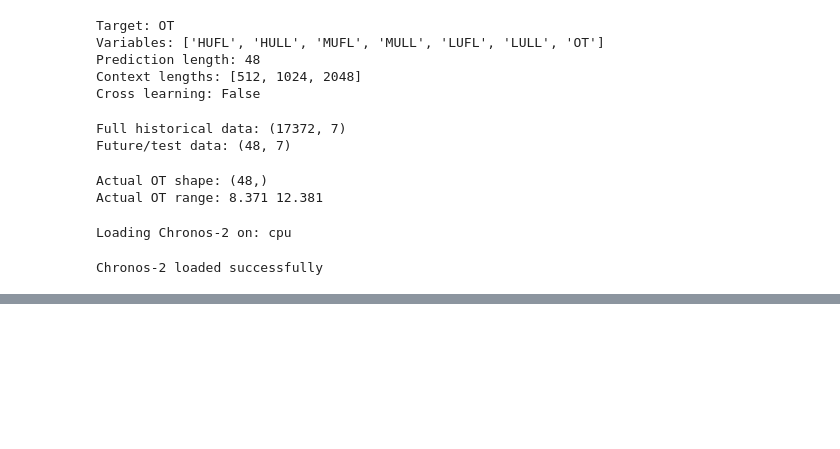
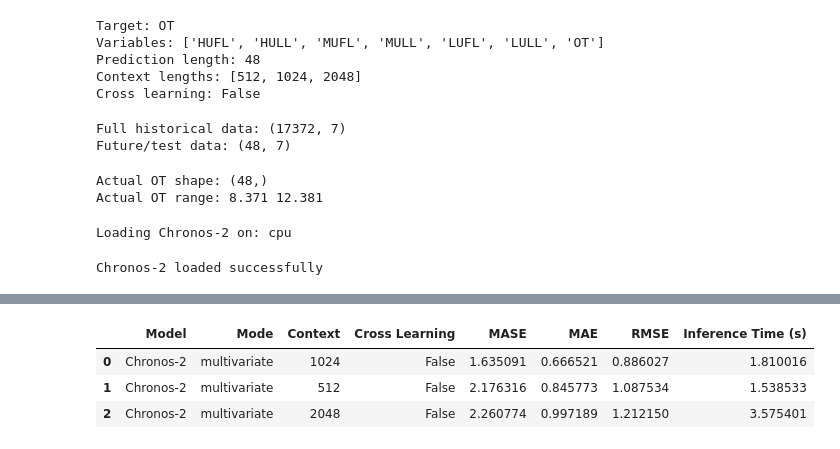
Before and after one commit to nds-najam/AutoGluon_LTSM_Models_Forecast, a Jupyter notebook: notebooks/03_chronos2_multivariate.ipynb, the cells around one changed output, grey strips where cells are left out. Drawn from its saved outputs; the diff is of its cells as text; code cells hidden in the pictures; blank space fills up the shorter version.

```diff
--- a/notebooks/03_chronos2_multivariate.ipynb
+++ b/notebooks/03_chronos2_multivariate.ipynb
@@ -292,0 +325,26 @@ def run_chronos2_experiment(
+# %%
+leaderboard = pd.DataFrame([
+    {
+        "Model": r["model"],
+        "Mode": r["mode"],
+        "Context": r["context_length"],
+        "Cross Learning": r["cross_learning"],
+        "MASE": r["MASE"],
+        "MAE": r["MAE"],
+        "RMSE": r["RMSE"],
+        "Inference Time (s)": r["inference_time_seconds"],
+    }
+    for r in results
+])
+
+leaderboard = leaderboard.sort_values(
+    "MASE",
+    ascending=True,
+).reset_index(drop=True)
+
+leaderboard
+# %% [output]
+|  | Model | Mode | Context | Cross Learning | MASE | MAE | RMSE | Inference Time (s) |
+| 0 | Chronos-2 | multivariate | 1024 | False | 1.635091 | 0.666521 | 0.886027 | 1.810016 |
+| 1 | Chronos-2 | multivariate | 512 | False | 2.176316 | 0.845773 | 1.087534 | 1.538533 |
+| 2 | Chronos-2 | multivariate | 2048 | False | 2.260774 | 0.997189 | 1.212150 | 3.575401 |
```
Also changed, not shown: parts of 4 cells of this notebook.
